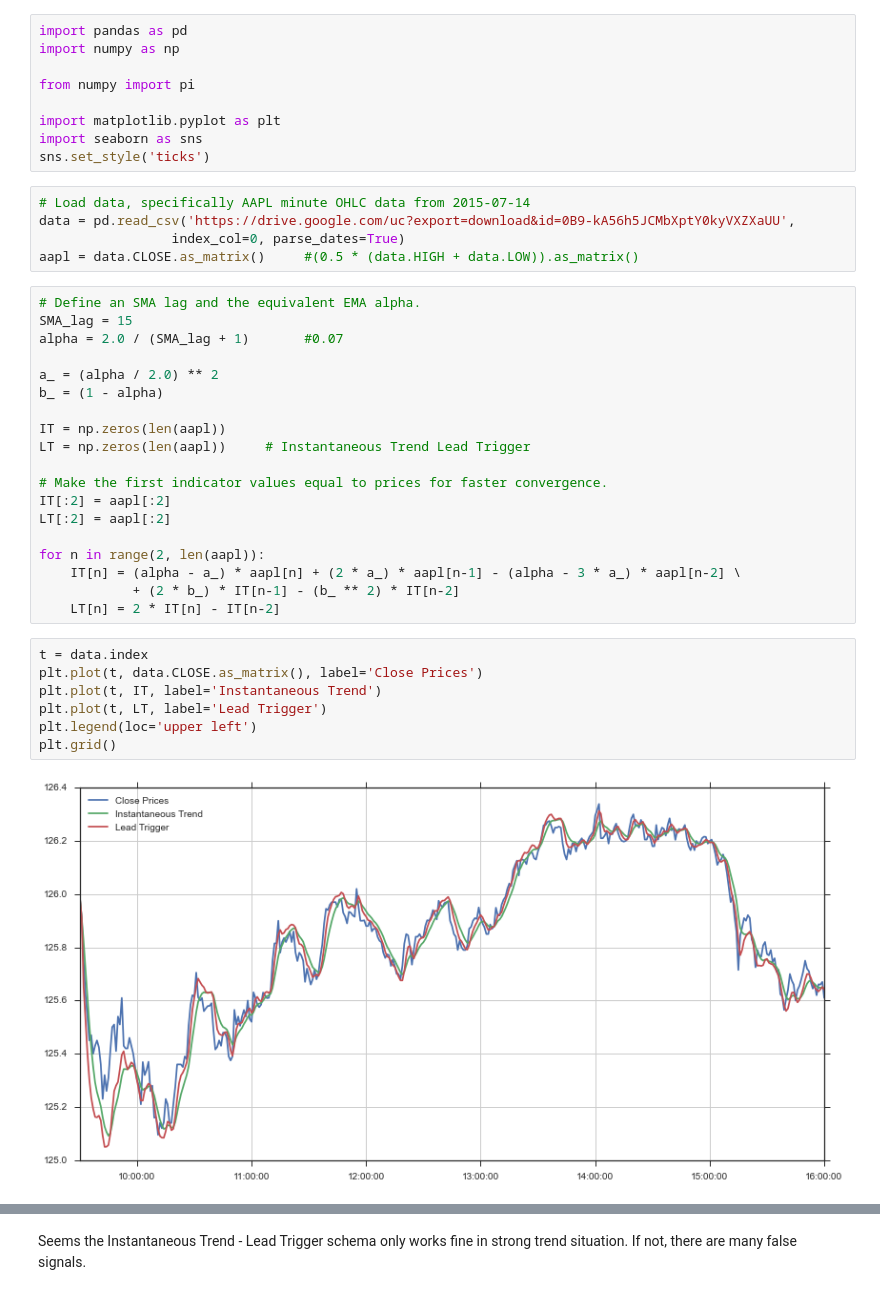
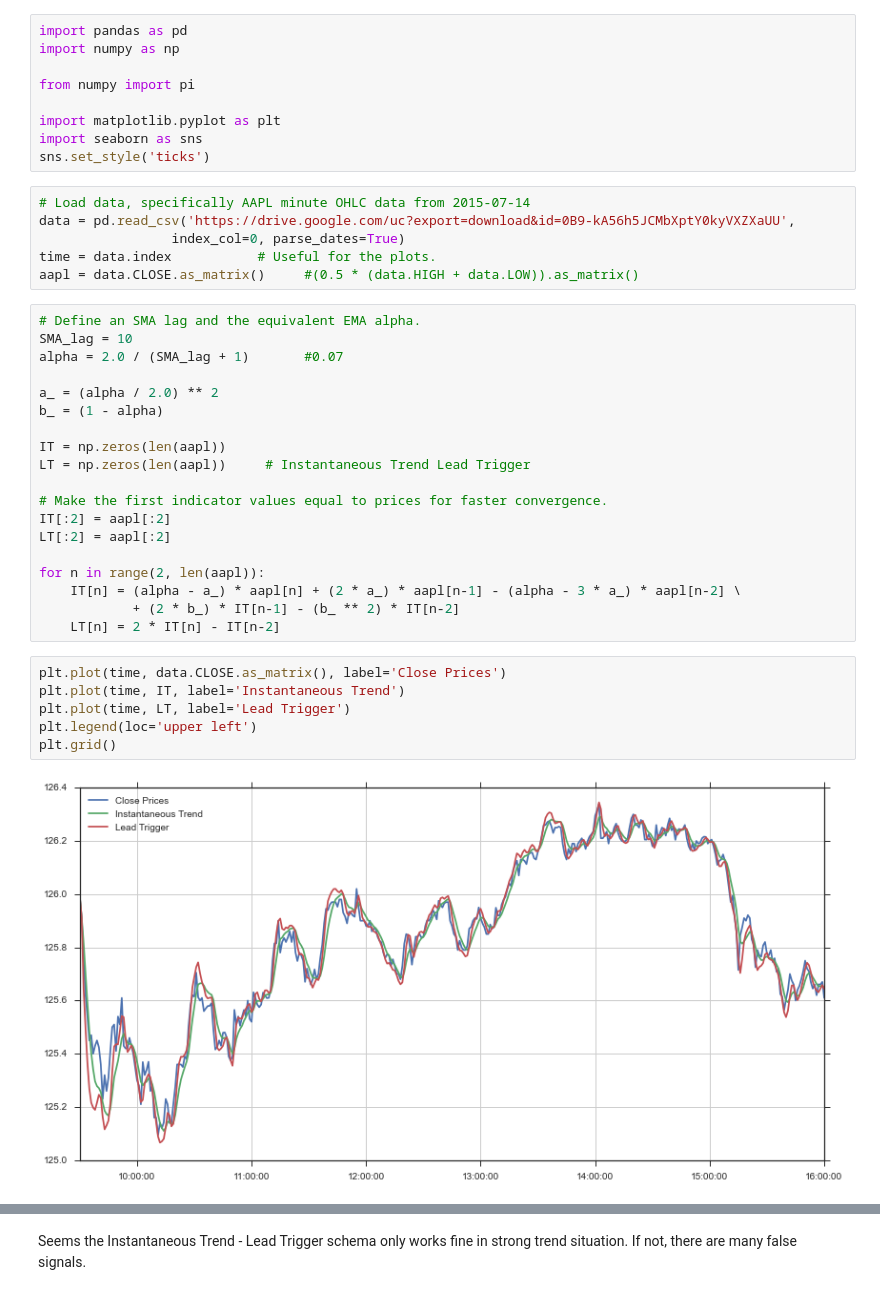
Before and after one commit to Jay-Jay-D/cybernetics_lectures, a Jupyter notebook: Testing_tools.ipynb, the cells around one changed output, grey strips where cells are left out. Saved outputs shown, nothing was run; the diff lists cells and outputs as text.

```diff
--- a/Testing_tools.ipynb
+++ b/Testing_tools.ipynb
@@ -19,10 +19,11 @@ sns.set_style('ticks')
 # Load data, specifically AAPL minute OHLC data from 2015-07-14
 data = pd.read_csv('https://drive.google.com/uc?export=download&id=0B9-kA56h5JCMbXptY0kyVXZXaUU',
                  index_col=0, parse_dates=True)
+time = data.index           # Useful for the plots.
 aapl = data.CLOSE.as_matrix()     #(0.5 * (data.HIGH + data.LOW)).as_matrix()
 # %%
 # Define an SMA lag and the equivalent EMA alpha.
-SMA_lag = 15
+SMA_lag = 10
 alpha = 2.0 / (SMA_lag + 1)       #0.07
 
 a_ = (alpha / 2.0) ** 2
@@ -40,14 +41,13 @@ for n in range(2, len(aapl)):
             + (2 * b_) * IT[n-1] - (b_ ** 2) * IT[n-2]
     LT[n] = 2 * IT[n] - IT[n-2]
 # %%
-t = data.index
-plt.plot(t, data.CLOSE.as_matrix(), label='Close Prices')
-plt.plot(t, IT, label='Instantaneous Trend')
-plt.plot(t, LT, label='Lead Trigger')
+plt.plot(time, data.CLOSE.as_matrix(), label='Close Prices')
+plt.plot(time, IT, label='Instantaneous Trend')
+plt.plot(time, LT, label='Lead Trigger')
 plt.legend(loc='upper left')
 plt.grid()
 # %% [output]
-[figure, old version]
+[figure, new version]
 # %%
 df = pd.DataFrame(np.transpose(np.vstack((data.CLOSE, IT, LT))), index=data.index,
                   columns=['Price', 'Trend', 'Trigger'])
```
Also changed, not shown: parts of 9 cells of this notebook, 1 other file.
